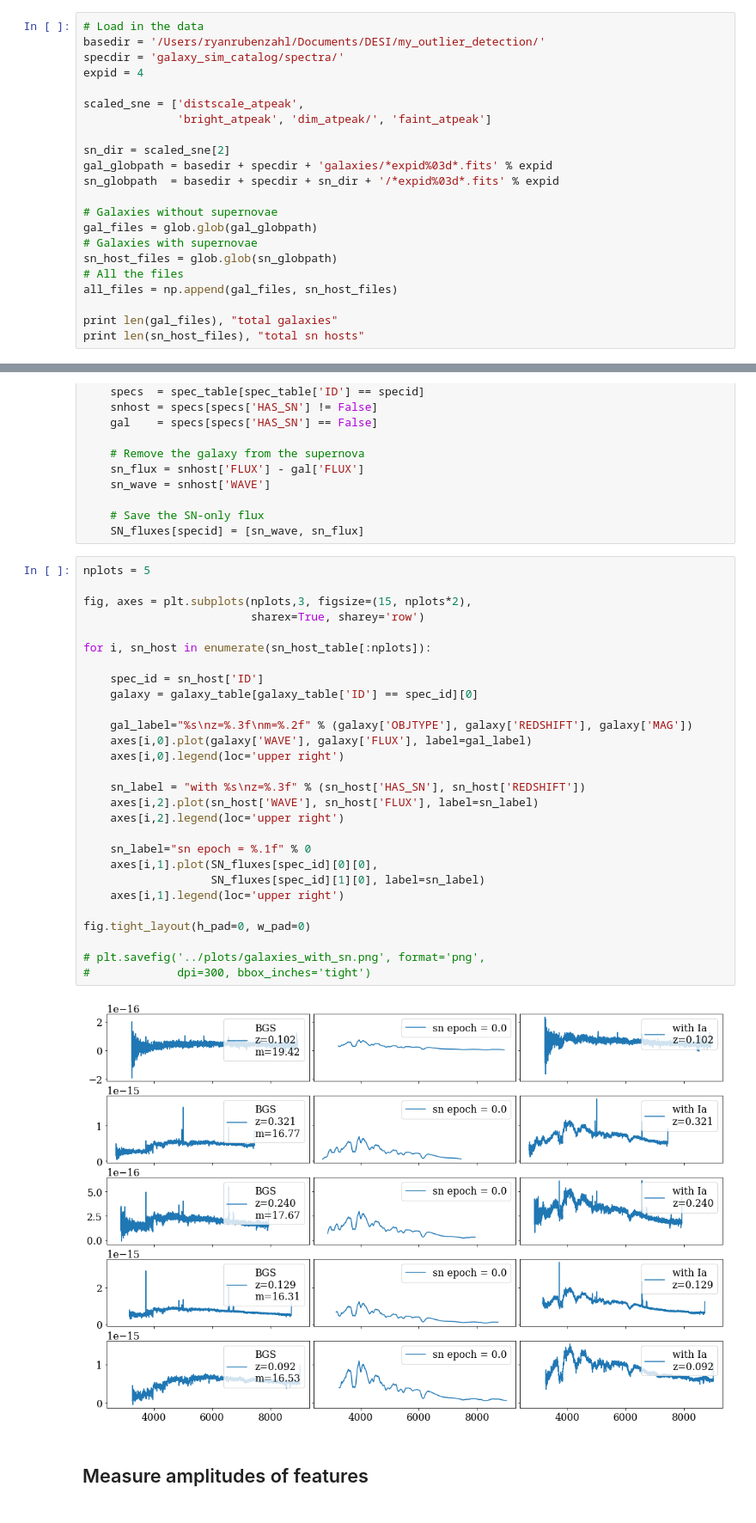
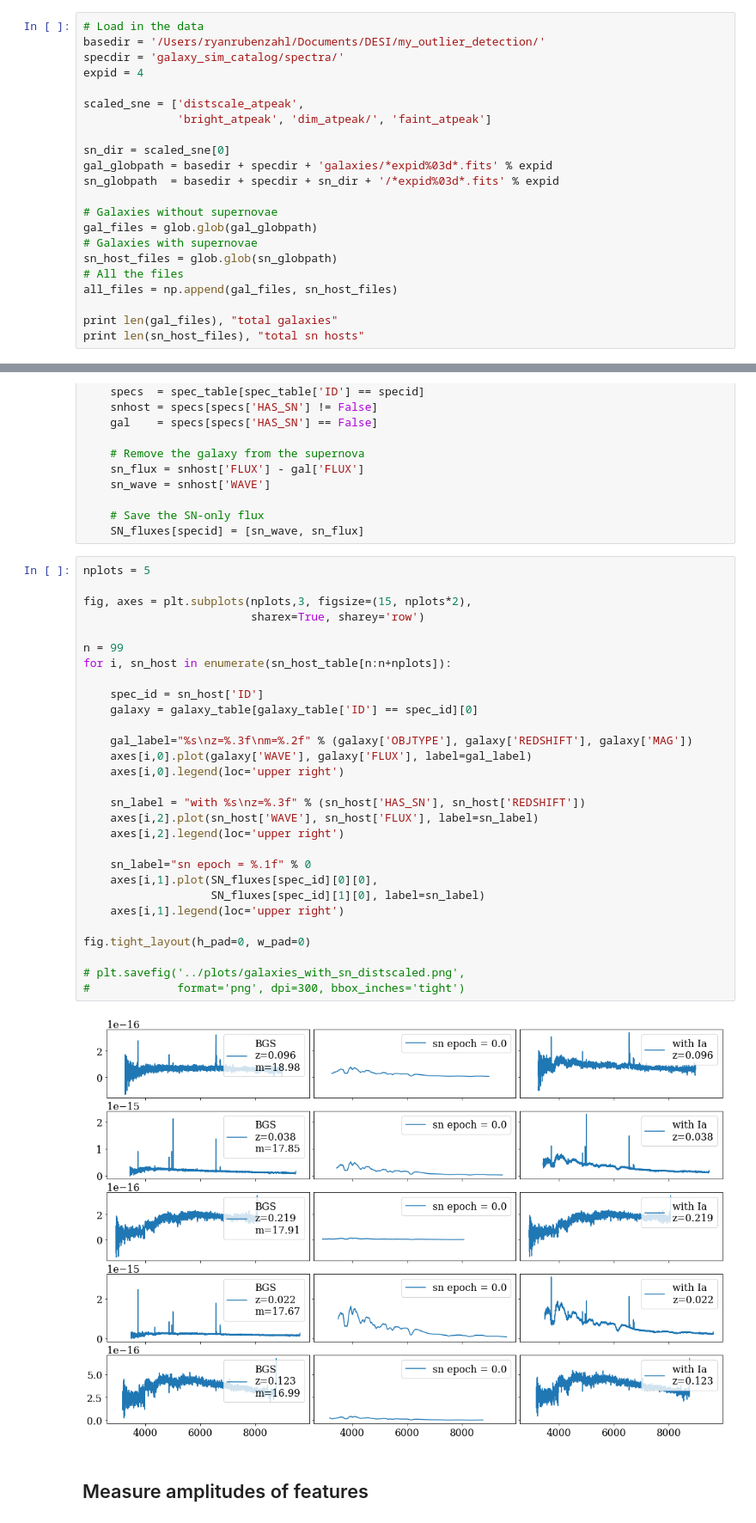
Before and after one commit to DESI-UR/outlier_detection, a Jupyter notebook: notebooks/Type_Ia_Spectral_Analysis_pEW.ipynb, the cells around one changed output, grey strips where cells are left out. Shown at 86% size. Drawn from its saved outputs; the diff is of its cells as text.

```diff
--- a/notebooks/Type_Ia_Spectral_Analysis_pEW.ipynb
+++ b/notebooks/Type_Ia_Spectral_Analysis_pEW.ipynb
@@ -27,7 +27,7 @@ expid = 4
 scaled_sne = ['distscale_atpeak',
               'bright_atpeak', 'dim_atpeak/', 'faint_atpeak']
 
-sn_dir = scaled_sne[2]
+sn_dir = scaled_sne[0]
 gal_globpath = basedir + specdir + 'galaxies/*expid%03d*.fits' % expid
 sn_globpath  = basedir + specdir + sn_dir + '/*expid%03d*.fits' % expid
 
@@ -162,33 +162,34 @@ for specid in set(spec_table['ID']):
 # %%
 nplots = 5
 
 fig, axes = plt.subplots(nplots,3, figsize=(15, nplots*2),
                          sharex=True, sharey='row')
 
-for i, sn_host in enumerate(sn_host_table[:nplots]):
+n = 99
+for i, sn_host in enumerate(sn_host_table[n:n+nplots]):
 
     spec_id = sn_host['ID']
     galaxy = galaxy_table[galaxy_table['ID'] == spec_id][0]
 
     gal_label="%s\nz=%.3f\nm=%.2f" % (galaxy['OBJTYPE'], galaxy['REDSHIFT'], galaxy['MAG'])
     axes[i,0].plot(galaxy['WAVE'], galaxy['FLUX'], label=gal_label)
     axes[i,0].legend(loc='upper right')
 
     sn_label = "with %s\nz=%.3f" % (sn_host['HAS_SN'], sn_host['REDSHIFT'])
     axes[i,2].plot(sn_host['WAVE'], sn_host['FLUX'], label=sn_label)
     axes[i,2].legend(loc='upper right')
 
     sn_label="sn epoch = %.1f" % 0
     axes[i,1].plot(SN_fluxes[spec_id][0][0],
                    SN_fluxes[spec_id][1][0], label=sn_label)
     axes[i,1].legend(loc='upper right')
 
 fig.tight_layout(h_pad=0, w_pad=0)
 
-# plt.savefig('../plots/galaxies_with_sn.png', format='png',
-#             dpi=300, bbox_inches='tight')
+# plt.savefig('../plots/galaxies_with_sn_distscaled.png',
+#             format='png', dpi=300, bbox_inches='tight')
 # %% [output]
-[figure, old version]
+[figure, new version]
 # %% [markdown]
 ## Measure amplitudes of features
 # %% [markdown]
```
Also changed, not shown: parts of 37 cells of this notebook.
